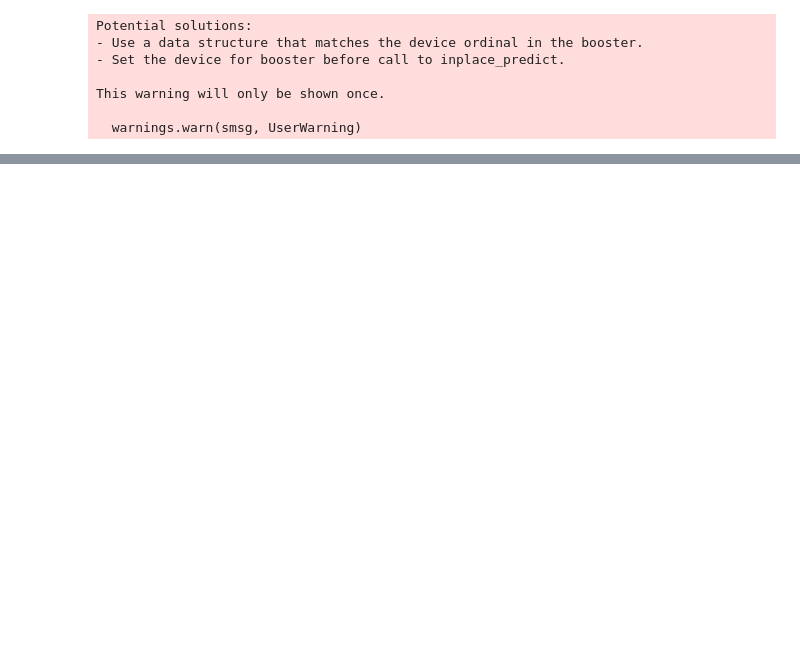
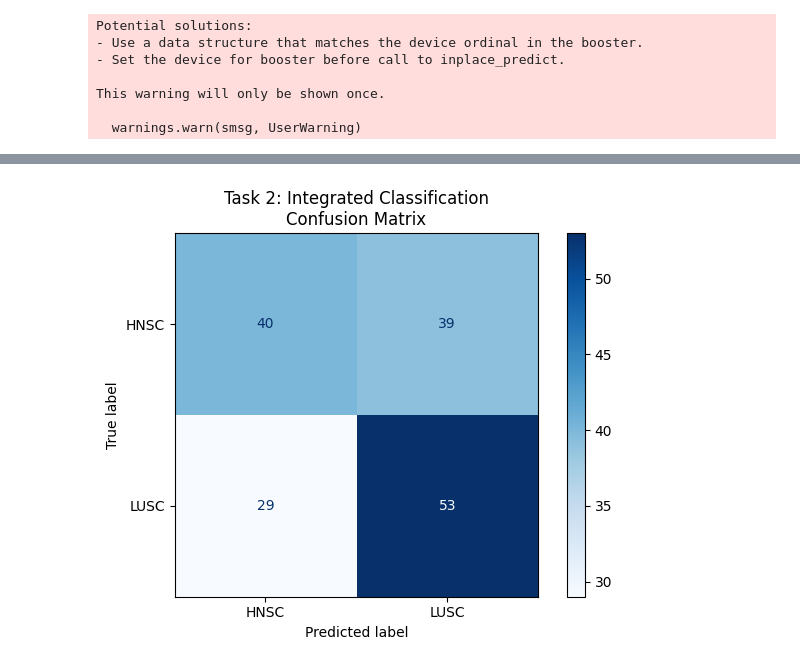
Before and after one commit to 0PeterAdel/Computational-Genomics, a Jupyter notebook: new-version/Task2/2.ipynb, the cells around one changed output, grey strips where cells are left out. Cells and saved outputs as stored; diff of their text form; code cells hidden in the pictures; blank space fills up the shorter version.

```diff
--- a/new-version/Task2/2.ipynb
+++ b/new-version/Task2/2.ipynb
@@ -87,6 +103,5 @@ test_meth: 0 missing values
 # %%
-# Feature Engineering for Task 2 (Mutations)
-print("Creating mutation features for Task 2...")
+print("Creating mutation features...")
 train_total_muts = train_muts.groupby('case_id').size().reset_index(name='Total_Mutations')
 test_total_muts = test_muts.groupby('case_id').size().reset_index(name='Total_Mutations')
 train_var_counts = train_muts.groupby(['case_id', 'Variant_Classification']).size().unstack(fill_value=0)
@@ -97,6 +112,7 @@ train_gene_var = train_muts.groupby(['case_id', 'Gene_name', 'Variant_Classifica
 train_gene_var.columns = [f'Mutations_in_{gene}_{var}' for gene, var in train_gene_var.columns]
 test_gene_var = test_muts.groupby(['case_id', 'Gene_name', 'Variant_Classification']).size().unstack(level=[1, 2], fill_value=0)
 test_gene_var.columns = [f'Mutations_in_{gene}_{var}' for gene, var in test_gene_var.columns]
+
 def classify_mutation(row):
     ref, tumor = row['Reference_Allele'], row['Tumor_Seq_Allele1']
     if len(ref) == len(tumor) == 1:
@@ -107,6 +123,7 @@ def classify_mutation(row):
     elif len(ref) < len(tumor):
         return 'Insertion'
     return 'Other'
+
 train_muts['Mut_Type'] = train_muts.apply(classify_mutation, axis=1)
 test_muts['Mut_Type'] = test_muts.apply(classify_mutation, axis=1)
 train_mut_types = train_muts.groupby(['case_id', 'Mut_Type']).size().unstack(fill_value=0)
@@ -114,7 +131,6 @@ train_mut_types.columns = [f'Mutations_{col}' for col in train_mut_types.columns
 test_mut_types = test_muts.groupby(['case_id', 'Mut_Type']).size().unstack(fill_value=0)
 test_mut_types.columns = [f'Mutations_{col}' for col in test_mut_types.columns]
 
-# Normalized mutation rate by gene length
 genes_100['Length'] = genes_100['Sequence'].str.len()
 train_norm_muts = train_muts.groupby(['case_id', 'Gene_name']).size().reset_index(name='Count')
 train_norm_muts = train_norm_muts.merge(genes_100[['gene', 'Length']], left_on='Gene_name', right_on='gene')
@@ -126,8 +142,7 @@ test_norm_muts = test_norm_muts.merge(genes_100[['gene', 'Length']], left_on='Ge
 test_norm_muts['Norm_Mutations'] = test_norm_muts['Count'] / test_norm_muts['Length']
 test_norm_muts = test_norm_muts.pivot(index='case_id', columns='Gene_name', values='Norm_Mutations').fillna(0)
 test_norm_muts.columns = [f'Norm_Mutations_in_{col}' for col in test_norm_muts.columns]
-train_features = train_total_muts.set_index('case_id').join([train_var_counts, train_gene_var, train_mut_types,
-                                                             train_norm_muts]).reset_index()
-test_features = test_total_muts.set_index('case_id').join([test_var_counts, test_gene_var, test_mut_types,
-                                                           test_norm_muts]).reset_index()
+
+train_features = train_total_muts.set_index('case_id').join([train_var_counts, train_gene_var, train_mut_types, train_norm_muts]).reset_index()
+test_features = test_total_muts.set_index('case_id').join([test_var_counts, test_gene_var, test_mut_types, test_norm_muts]).reset_index()
 # %% [output]
@@ -186,67 +254,89 @@ Combined features saved as 'train_combined.csv' and 'test_combined.csv'.
 # %%
-# Prepare y_train from training labels
-y_train = train_feats['Label'].astype(int) - 1  # Convert labels to 0/1 (assuming 1,2 to 0,1)
-
-# Classifier for Task 2
 print("Training Task 2 classifier...")
+y_train = train_feats['Label'].astype(int) - 1
 X_train_combined = train_combined.drop(columns=['case_id']).fillna(0)
 X_test_combined = test_combined.drop(columns=['case_id']).fillna(0)
 X_test_combined = X_test_combined.reindex(columns=X_train_combined.columns, fill_value=0)
 
+# Feature selection
 variance_threshold = VarianceThreshold(threshold=0)
 X_train_combined_var = variance_threshold.fit_transform(X_train_combined)
 X_test_combined_var = variance_threshold.transform(X_test_combined)
-
 selector = SelectKBest(score_func=f_classif, k=100)
 X_train_combined_selected = selector.fit_transform(X_train_combined_var, y_train)
 X_test_combined_selected = selector.transform(X_test_combined_var)
 
-X_train_split, X_val, y_train_split, y_val = train_test_split(X_train_combined_selected, y_train, test_size=0.2, stratify=y_train, random_state=42)
+# Split data
+X_train_split, X_val, y_train_split, y_val = train_test_split(
+    X_train_combined_selected, y_train, test_size=0.2, stratify=y_train, random_state=42)
+
+# Classifiers
 classifiers = {
     'RandomForest': RandomForestClassifier(random_state=42, n_jobs=-1),
-    'XGBoost': XGBClassifier(device='cuda', tree_method='hist', random_state=42)
+    'XGBoost': XGBClassifier(tree_method='hist', device='cuda', random_state=42)
 }
+
 best_classifier = None
 best_score = 0
+best_name = None
+metrics_comparison = []
 
+# Train and evaluate
 for name, classifier in classifiers.items():
-    if name == 'RandomForest':
-        param_grid = {'n_estimators': [100, 200, 300], 'max_depth': [3, 5, 7], 'min_samples_split': [2, 5]}
-    else:
-        param_grid = {'max_depth': [3, 5, 7], 'learning_rate': [0.01, 0.1, 0.3], 'n_estimators': [100, 200, 300]}
+    param_grid = {
+        'RandomForest': {'n_estimators': [100, 200, 300], 'max_depth': [3, 5, 7], 'min_samples_split': [2, 5]},
+        'XGBoost': {'max_depth': [3, 5, 7], 'learning_rate': [0.01, 0.1, 0.3], 'n_estimators': [100, 200, 300]}
+    }[name]
     grid_search = GridSearchCV(classifier, param_grid, cv=5, scoring='f1_weighted', n_jobs=-1)
     grid_search.fit(X_train_split, y_train_split)
     y_val_pred = grid_search.predict(X_val)
     error = (y_val_pred != y_val).mean()
     f1 = f1_score(y_val, y_val_pred, average='weighted')
-    print(f"{name} - Validation error: {error}")
-    print(f"{name} - F1-Score: {f1}")
-    print(f"{name} - Precision: {precision_score(y_val, y_val_pred, average='weighted')}")
-    print(f"{name} - Recall: {recall_score(y_val, y_val_pred, average='weighted')}")
+    precision = precision_score(y_val, y_val_pred, average='weighted')
+    recall = recall_score(y_val, y_val_pred, average='weighted')
+    metrics_comparison.append({'Model': name, 'F1-Score': f1, 'Precision': precision, 'Recall': recall, 'Error Rate': error})
+    print(f"{name} - Validation error: {error:.4f}\nF1-Score: {f1:.4f}\nPrecision: {precision:.4f}\nRecall: {recall:.4f}")
     if f1 > best_score:
         best_score = f1
         best_classifier = grid_search.best_estimator_
+        best_name = name
+
+# Display metrics
+metrics_df = pd.DataFrame(metrics_comparison)
+print("\nModel Performance Comparison:")
+print("Expected baseline (Task 1): F1-Score: 0.658, Precision: 0.676, Recall: 0.664")
+print("\nActual performance (Task 2):")
+print(metrics_df.to_string(index=False))
+
+# Retrain best model
+if best_name == 'XGBoost':
+    dtrain = xgb.DMatrix(X_train_combined_selected, label=y_train)
+    dval = xgb.DMatrix(X_val, label=y_val)
+    dtest = xgb.DMatrix(X_test_combined_selected)
+    params = best_classifier.get_xgb_params()
+    params.update({'tree_method': 'hist', 'device': 'cuda'})
+    xgb_model = xgb.train(
+        params, dtrain, num_boost_round=1000, evals=[(dval, "validation")],
+        early_stopping_rounds=10, verbose_eval=False)
+    y_test_pred = xgb_model.predict(dtest)
+    y_test_pred = (y_test_pred > 0.5).astype(int) + 1
+else:
+    best_classifier.fit(X_train_combined_selected, y_train)
+    y_test_pred = best_classifier.predict(X_test_combined_selected) + 1
 
 # Save predictions
-best_classifier.fit(X_train_combined_selected, y_train)
-y_test_pred = best_classifier.predict(X_test_combined_selected) + 1
-pd.DataFrame({'id_case': test_combined['case_id'], 'label_predict': y_test_pred}).to_csv('task2_predictions.csv', index=False)
+pd.DataFrame({'id_case': test_combined['case_id'], 'label_predict': y_test_pred}).to_csv('out/task2_predictions.csv', index=False)
 
-# Generate and Save Confusion Matrix
-print("Generating confusion matrix visualization...")
-import matplotlib.pyplot as plt
-from sklearn.metrics import ConfusionMatrixDisplay
-
+# Confusion matrix
+print("Generating confusion matrix...")
 plt.figure(figsize=(8, 6))
-disp = ConfusionMatrixDisplay.from_predictions(y_val, y_val_pred,
-                                             labels=[0, 1],
-                                             display_labels=['HNSC', 'LUSC'],
-                                             cmap='Blues')
+disp = ConfusionMatrixDisplay.from_predictions(y_val, best_classifier.predict(X_val), labels=[0, 1], display_labels=['HNSC', 'LUSC'], cmap='Blues')
 plt.title('Task 2: Integrated Classification\nConfusion Matrix')
 plt.tight_layout()
-plt.savefig('out/confusion_matrix_task2.png', dpi=300, bbox_inches='tight')
+plt.savefig('out/confusion_matrix_task2.png', dpi=300)
+plt.show('confusion_matrix_task2.png')
 plt.close()
 
-print("Task 2 completed. Predictions and visualizations saved.")
+print("Task 2 completed. Outputs saved to 'out' directory.")
 # %% [output]
 Training Task 2 classifier...
@@ -268,0 +368 @@ Task 2 completed. Predictions saved.
+[figure, added]
```
Also changed, not shown: parts of 17 cells of this notebook, 21 other files.
